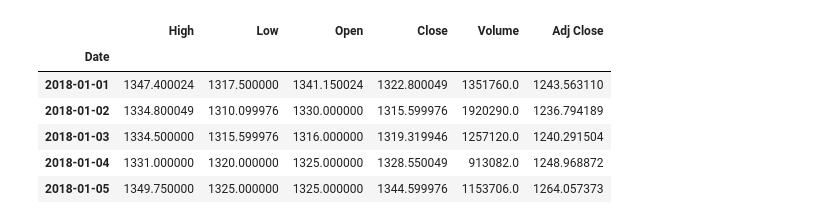
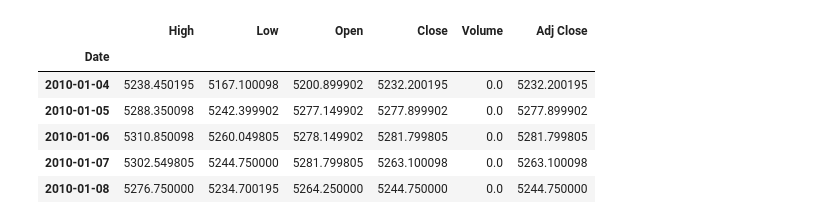
Before and after one commit to ravividap/NR7, a Jupyter notebook: Templates/GetHistoryFromYahoo.ipynb, the cells around one changed output. Cells and saved outputs as stored; diff of their text form; code cells hidden in the pictures.

```diff
--- a/Templates/GetHistoryFromYahoo.ipynb
+++ b/Templates/GetHistoryFromYahoo.ipynb
@@ -3,14 +4,14 @@ import pandas_datareader as web
 # %%
-start = datetime.datetime(2018, 1, 1)
-end = datetime.datetime(2019, 12, 31)
+start = datetime.datetime(2010, 1, 1)
+end = datetime.datetime(2020, 1, 1)
 df = web.DataReader("^NSEI", 'yahoo', start, end)
-df1 = web.DataReader("TCS.NS", 'yahoo', start, end)
-df1.head()
+#df1 = web.DataReader("TCS.NS", 'yahoo', start, end)
+df.head()
 # %% [output]
 |  | High | Low | Open | Close | Volume | Adj Close |
 | Date |  |  |  |  |  |  |
-| 2018-01-01 | 1347.400024 | 1317.500000 | 1341.150024 | 1322.800049 | 1351760.0 | 1243.563110 |
-| 2018-01-02 | 1334.800049 | 1310.099976 | 1330.000000 | 1315.599976 | 1920290.0 | 1236.794189 |
-| 2018-01-03 | 1334.500000 | 1315.599976 | 1316.000000 | 1319.319946 | 1257120.0 | 1240.291504 |
-| 2018-01-04 | 1331.000000 | 1320.000000 | 1325.000000 | 1328.550049 | 913082.0 | 1248.968872 |
-| 2018-01-05 | 1349.750000 | 1325.000000 | 1325.000000 | 1344.599976 | 1153706.0 | 1264.057373 |
+| 2010-01-04 | 5238.450195 | 5167.100098 | 5200.899902 | 5232.200195 | 0.0 | 5232.200195 |
+| 2010-01-05 | 5288.350098 | 5242.399902 | 5277.149902 | 5277.899902 | 0.0 | 5277.899902 |
+| 2010-01-06 | 5310.850098 | 5260.049805 | 5278.149902 | 5281.799805 | 0.0 | 5281.799805 |
+| 2010-01-07 | 5302.549805 | 5244.750000 | 5281.799805 | 5263.100098 | 0.0 | 5263.100098 |
+| 2010-01-08 | 5276.750000 | 5234.700195 | 5264.250000 | 5244.750000 | 0.0 | 5244.750000 |
```
Also changed, not shown: parts of 13 cells of this notebook.
